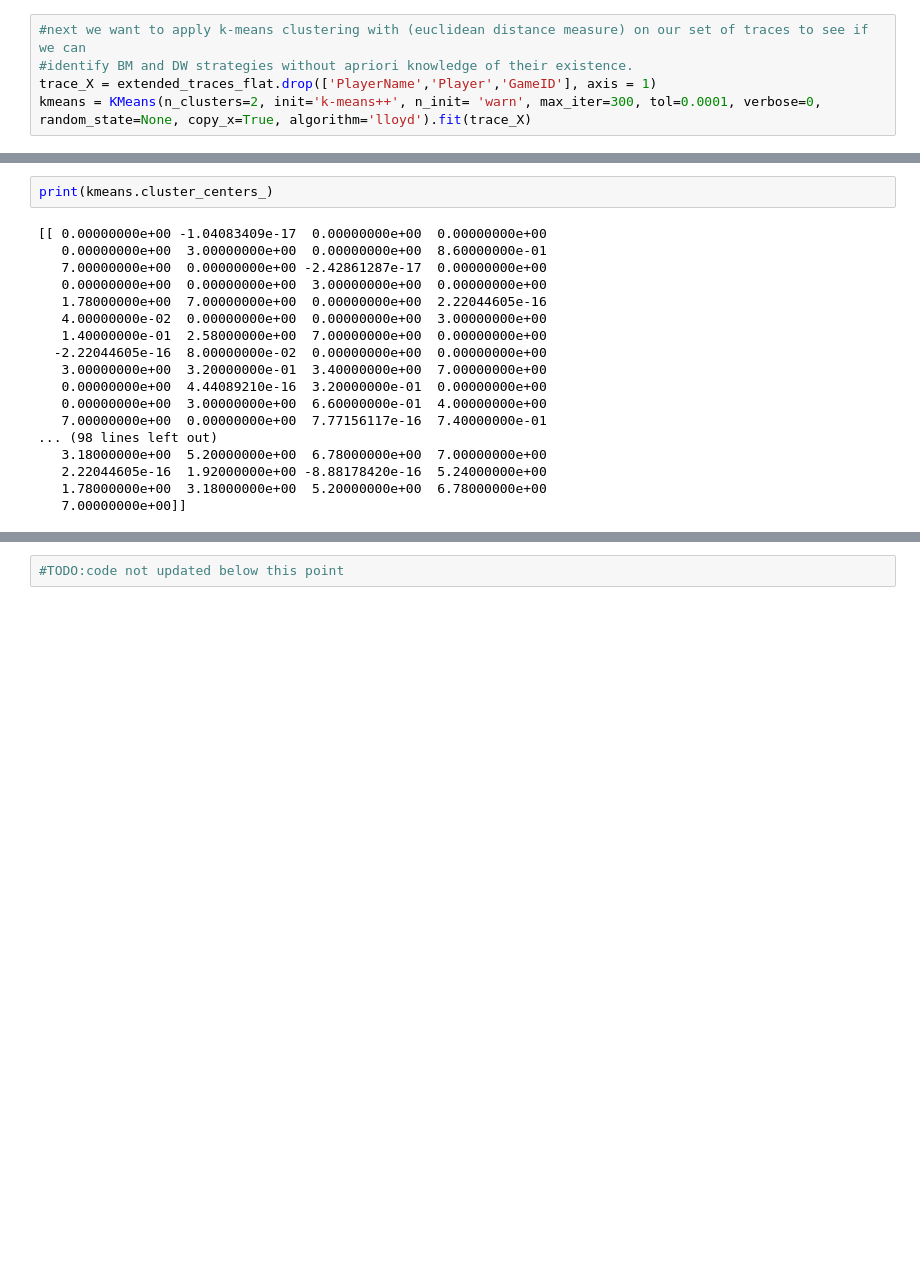
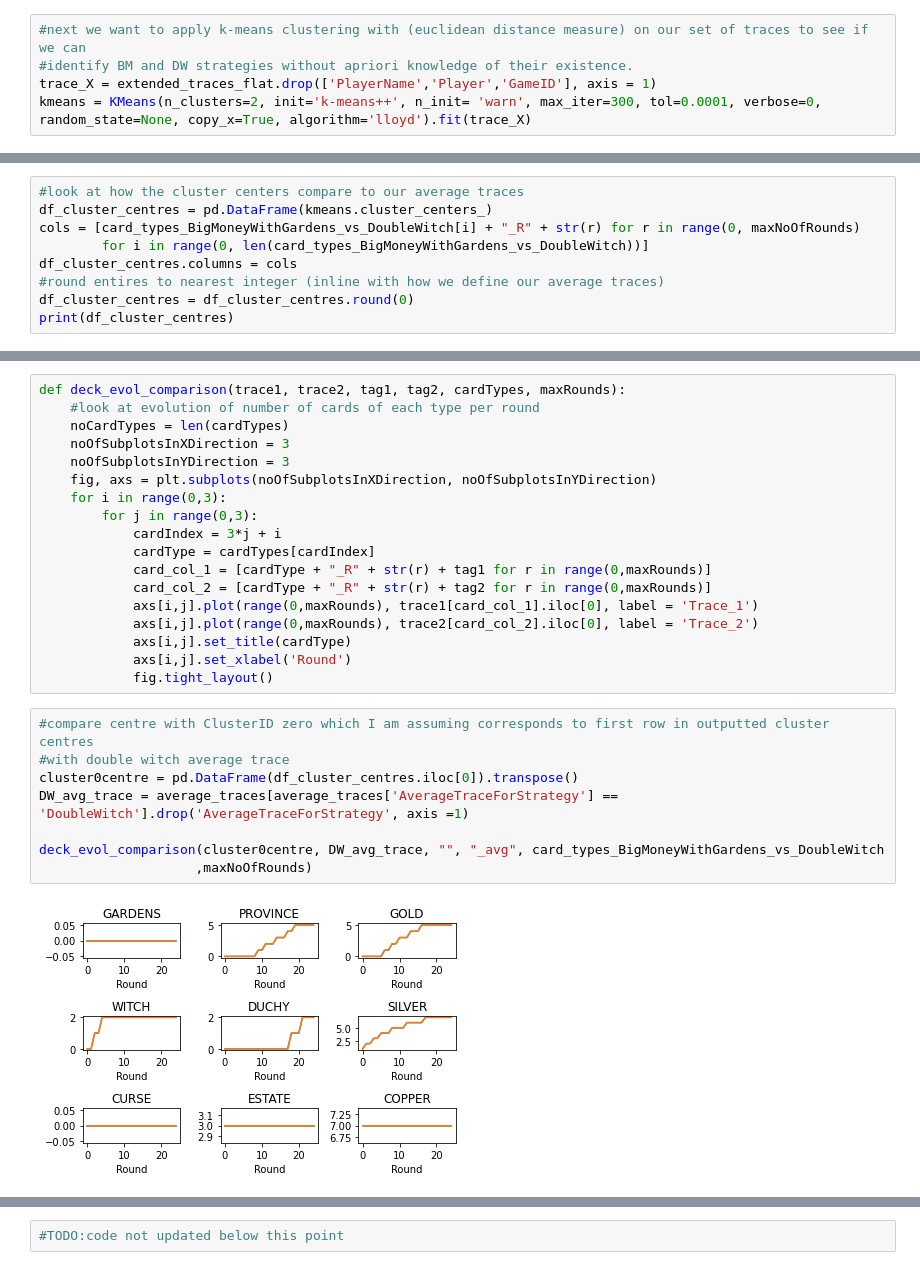
Before and after one commit to owenant/DominionPlayTraceClustering, a Jupyter notebook: PlayTraceAnalysisFromTAG.ipynb, the cells around one changed output, grey strips where cells are left out. Cells and saved outputs as stored; diff of their text form; blank space fills up the shorter version.

Commit message:
comparison of kmeans centroids versus average play traces

```diff
--- a/PlayTraceAnalysisFromTAG.ipynb
+++ b/PlayTraceAnalysisFromTAG.ipynb
@@ -455,0 +454,9 @@ print(kmeans.inertia_)
+# %%
+#look at how the cluster centers compare to our average traces
+df_cluster_centres = pd.DataFrame(kmeans.cluster_centers_)
+cols = [card_types_BigMoneyWithGardens_vs_DoubleWitch[i] + "_R" + str(r) for r in range(0, maxNoOfRounds)
+        for i in range(0, len(card_types_BigMoneyWithGardens_vs_DoubleWitch))]
+df_cluster_centres.columns = cols
+#round entires to nearest integer (inline with how we define our average traces)
+df_cluster_centres = df_cluster_centres.round(0)
+print(df_cluster_centres)
@@ -456,20 +481,28 @@ print(kmeans.inertia_)
+# %%
+def deck_evol_comparison(trace1, trace2, tag1, tag2, cardTypes, maxRounds):
+    #look at evolution of number of cards of each type per round
+    noCardTypes = len(cardTypes)
+    noOfSubplotsInXDirection = 3
+    noOfSubplotsInYDirection = 3
+    fig, axs = plt.subplots(noOfSubplotsInXDirection, noOfSubplotsInYDirection)
+    for i in range(0,3):
+        for j in range(0,3):
+            cardIndex = 3*j + i
+            cardType = cardTypes[cardIndex]
+            card_col_1 = [cardType + "_R" + str(r) + tag1 for r in range(0,maxRounds)]
+            card_col_2 = [cardType + "_R" + str(r) + tag2 for r in range(0,maxRounds)]
+            axs[i,j].plot(range(0,maxRounds), trace1[card_col_1].iloc[0], label = 'Trace_1')
+            axs[i,j].plot(range(0,maxRounds), trace2[card_col_2].iloc[0], label = 'Trace_2')
+            axs[i,j].set_title(cardType)
+            axs[i,j].set_xlabel('Round')
+            fig.tight_layout()
 # %%
-print(kmeans.cluster_centers_)
+#compare centre with ClusterID zero which I am assuming corresponds to first row in outputted cluster centres
+#with double witch average trace
+cluster0centre = pd.DataFrame(df_cluster_centres.iloc[0]).transpose()
+DW_avg_trace = average_traces[average_traces['AverageTraceForStrategy'] == 'DoubleWitch'].drop('AverageTraceForStrategy', axis =1)
+
+deck_evol_comparison(cluster0centre, DW_avg_trace, "", "_avg", card_types_BigMoneyWithGardens_vs_DoubleWitch
+                    ,maxNoOfRounds)
 # %% [output]
-[[ 0.00000000e+00 -1.04083409e-17  0.00000000e+00  0.00000000e+00
-   0.00000000e+00  3.00000000e+00  0.00000000e+00  8.60000000e-01
-   7.00000000e+00  0.00000000e+00 -2.42861287e-17  0.00000000e+00
-   0.00000000e+00  0.00000000e+00  3.00000000e+00  0.00000000e+00
-   1.78000000e+00  7.00000000e+00  0.00000000e+00  2.22044605e-16
-   4.00000000e-02  0.00000000e+00  0.00000000e+00  3.00000000e+00
-   1.40000000e-01  2.58000000e+00  7.00000000e+00  0.00000000e+00
-  -2.22044605e-16  8.00000000e-02  0.00000000e+00  0.00000000e+00
-   3.00000000e+00  3.20000000e-01  3.40000000e+00  7.00000000e+00
-   0.00000000e+00  4.44089210e-16  3.20000000e-01  0.00000000e+00
-   0.00000000e+00  3.00000000e+00  6.60000000e-01  4.00000000e+00
-   7.00000000e+00  0.00000000e+00  7.77156117e-16  7.40000000e-01
-... (98 lines left out)
-   3.18000000e+00  5.20000000e+00  6.78000000e+00  7.00000000e+00
-   2.22044605e-16  1.92000000e+00 -8.88178420e-16  5.24000000e+00
-   1.78000000e+00  3.18000000e+00  5.20000000e+00  6.78000000e+00
-   7.00000000e+00]]
+[figure, added]
```
Also changed, not shown: parts of 6 cells of this notebook.
